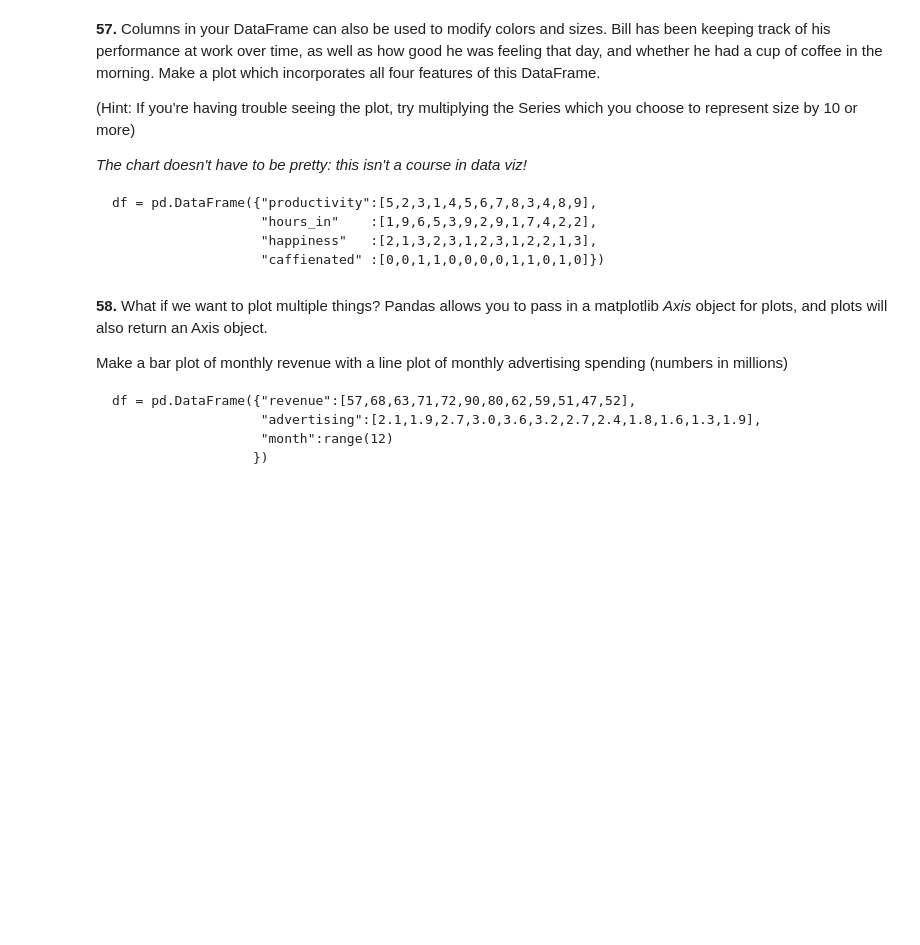
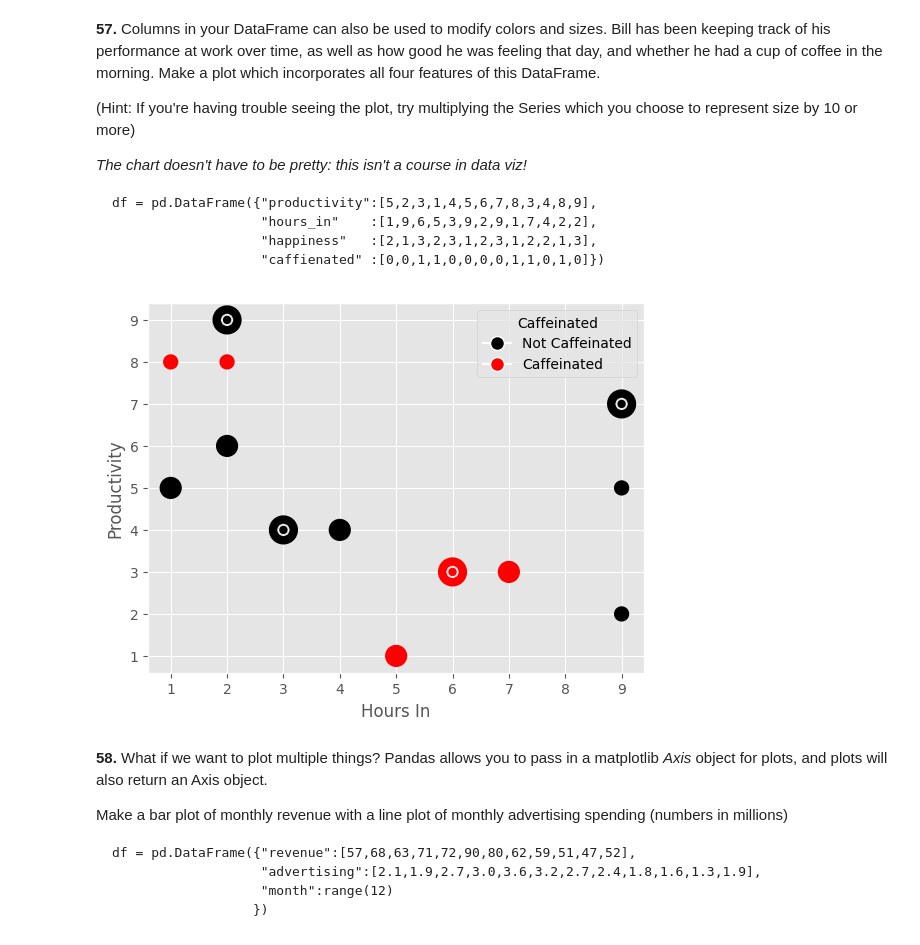
Before and after one commit to tinapyp/data-science-learning, a Jupyter notebook: Challenges/100-pandas-puzzles/100-pandas-puzzles.ipynb, the cells around one changed output. Cells and saved outputs as stored; diff of their text form; code cells hidden in the pictures; blank space fills up the shorter version.

````diff
--- a/Challenges/100-pandas-puzzles/100-pandas-puzzles.ipynb
+++ b/Challenges/100-pandas-puzzles/100-pandas-puzzles.ipynb
@@ -721,6 +1196,27 @@ df = pd.DataFrame({"productivity":[5,2,3,1,4,5,6,7,8,3,4,8,9],
                    "happiness"   :[2,1,3,2,3,1,2,3,1,2,2,1,3],
                    "caffienated" :[0,0,1,1,0,0,0,0,1,1,0,1,0]})
 ```
+# %%
+df = pd.DataFrame({"productivity":[5,2,3,1,4,5,6,7,8,3,4,8,9],
+                   "hours_in"    :[1,9,6,5,3,9,2,9,1,7,4,2,2],
+                   "happiness"   :[2,1,3,2,3,1,2,3,1,2,2,1,3],
+                   "caffienated" :[0,0,1,1,0,0,0,0,1,1,0,1,0]})
+
+marker_types = np.where(df['caffienated'],'red','black')
+plt.scatter(x=df['hours_in'], y=df['productivity'], linewidths=5*df['happiness'], c=marker_types)
+plt.xlabel('Hours In')
+plt.ylabel('Productivity')
+
+from matplotlib.lines import Line2D
+legend_elements = [
+    Line2D([0], [0], marker='o', color='w', label='Not Caffeinated', markerfacecolor='black', markersize=10),
+    Line2D([0], [0], marker='o', color='w', label='Caffeinated', markerfacecolor='red', markersize=10)
+]
+plt.legend(handles=legend_elements, title="Caffeinated")
+
+plt.show()
+# %% [output]
+[figure, added]
 # %% [markdown]
 **58.**  What if we want to plot multiple things?  Pandas allows you to pass in a matplotlib *Axis* object for plots, and plots will also return an Axis object.
 
````
Also changed, not shown: parts of 50 cells of this notebook, 1 other file.
